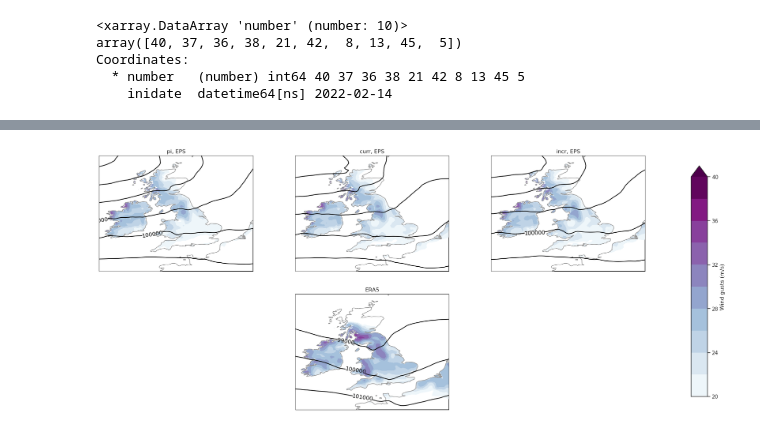
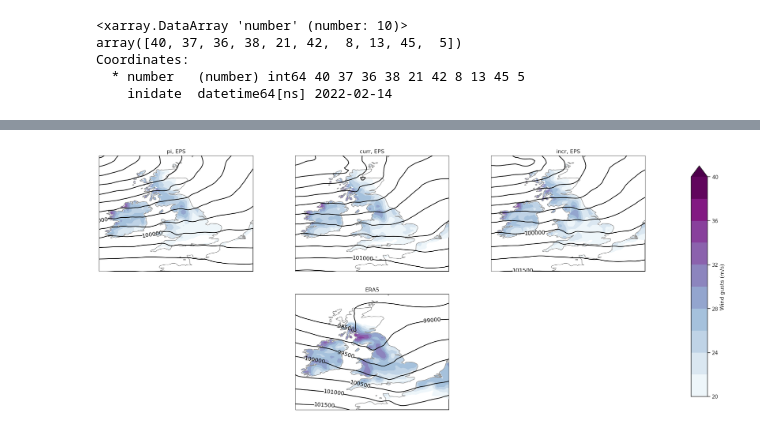
Before and after one commit to deviterra/storm_dudley, a Jupyter notebook: file/00_t_wind_gusts_plot.ipynb, the cells around one changed output, grey strips where cells are left out. Cells and saved outputs as stored; diff of their text form; code cells hidden in the pictures.

```diff
--- a/file/00_t_wind_gusts_plot.ipynb
+++ b/file/00_t_wind_gusts_plot.ipynb
@@ -239,7 +239,7 @@ uk = [-11, 5, 48, 60]
 
 fig = plt.figure(1, figsize=(25, 10))
 clevs_fg10 = np.linspace(20, 40, 11)  # 17
-clevs_msl = np.linspace(96000,104000,9)
+clevs_msl = np.linspace(95000,105000,21)
 projection = ccrs.PlateCarree()
 
 #subplot of pi
@@ -277,34 +277,34 @@ ax_incr.add_feature(cfeature.COASTLINE.with_scale('50m'), color = 'grey', zorder
 ax_incr.add_feature(cfeature.OCEAN, zorder=12, color = 'white')  #zorder > 10
 
 cf = ax_incr.contourf(lon, lat, wd_incr, clevs_fg10, cmap=plt.cm.BuPu,
                 transform=projection, zorder = 10, extend = 'max')
 cs = ax_incr.contour(lon,lat, p_incr, clevs_msl, colors='black',
                     transform=projection, zorder = 16)
 plt.clabel(cs, fmt='%d')
 ax_incr.set_title('incr'+", EPS")
 
 #subplot of era5
 ax_era5 = plt.subplot(2,3,5,projection = projection)
 ax_era5.set_extent(uk, projection)
 ax_era5.add_feature(cfeature.COASTLINE.with_scale('50m'), color = 'grey', zorder = 14)
 ax_era5.add_feature(cfeature.OCEAN, zorder=12, color = 'white')  #zorder > 10
 
 cf = ax_era5.contourf(lon_e, lat_e, era5_GUST.sel(time='2022-02-16'), clevs_fg10, cmap=plt.cm.BuPu,
                 transform=projection, zorder = 10, extend = 'max')
 cs = ax_era5.contour(lon_e,lat_e, era5_MSL.sel(time='2022-02-16'),clevs_msl, colors='black',
                     transform=projection, zorder = 16)
 plt.clabel(cs, fmt='%d')
 ax_era5.set_title('ERA5')
 
 
 fig.subplots_adjust(right=0.8)
 cbar_ax = fig.add_axes([0.85, 0.15, 0.02, 0.7])
 fig.colorbar(cf, cax=cbar_ax, label='Wind gusts (m/s)', extend = 'max')
 
 plt.savefig('figures/00_wind_gusts_inidate'+'2022-02-14'+'.png')
 plt.savefig('figures/00_wind_gusts_inidate'+'2022-02-14'+'.png')
 # %% [output]
-[figure, old version]
+[figure, new version]
 # %%
 '''
 #subplot of era5
```
Also changed, not shown: parts of 1 cell of this notebook, 11 other files.
